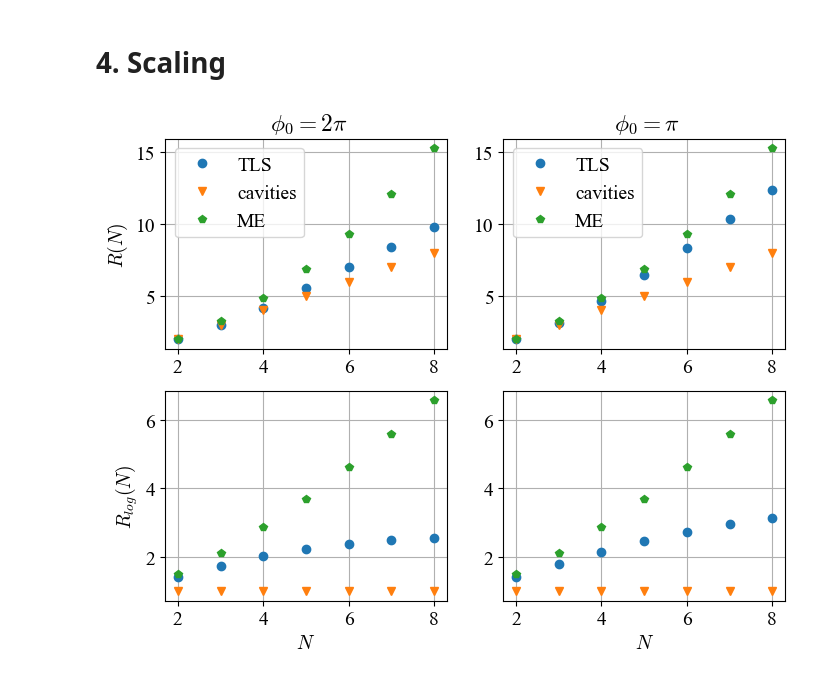
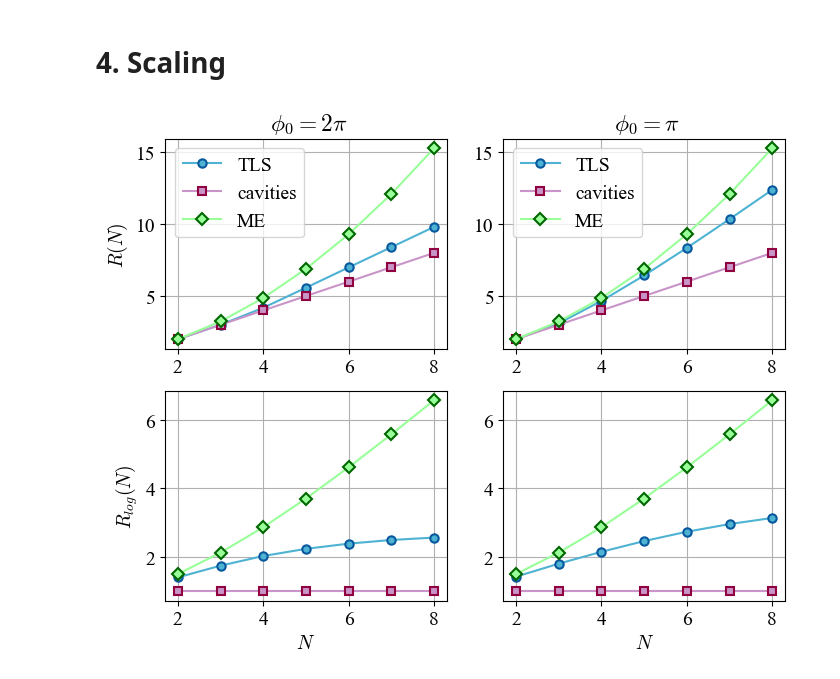
Before and after one commit to Taitoos2/Heisenber_Langevin_Delayed_Equations, a Jupyter notebook: Article_notebook.ipynb, the cells around one changed output. Cells and saved outputs as stored; diff of their text form; code cells hidden in the pictures.

```diff
--- a/Article_notebook.ipynb
+++ b/Article_notebook.ipynb
@@ -482,35 +527,36 @@ data_Me_2p_log = data_ME[:,0,1]
 data_ME_p=data_ME[:,1,0]
 data_Me_p_log = data_ME[:,1,1]
 # %%
+# figure plot
 fig,axs = plt.subplots(2,2, figsize = (8,6))
 
-axs[0,0].plot(N_emitters,R_spins/gamma_0,'o',label='TLS')
-axs[0,0].plot(N_emitters,R_bosons/gamma_0,'v',label='cavities')
-axs[0,0].plot(N_emitters,data_ME_2p/gamma_0,'p',label='ME')
+axs[0,0].plot(N_emitters,R_spins/gamma_0,label='TLS',**format_plot(0,1))
+axs[0,0].plot(N_emitters,R_bosons/gamma_0,label='cavities',**format_plot(1,1))
+axs[0,0].plot(N_emitters,data_ME_2p/gamma_0,label='ME',**format_plot(2,1))
 axs[0,0].legend()
 axs[0,0].set_ylabel(r"$R(N)$")
 axs[0,0].set_title(r" $\phi_{0} = 2 \pi  $ ")
 axs[0,0].grid()
 
-axs[1,0].plot(N_emitters,R_spins_log/gamma_0,'o',label='TLS')
-axs[1,0].plot(N_emitters,R_bosons_log/gamma_0,'v',label ='cavities')
-axs[1,0].plot(N_emitters,data_Me_2p_log/gamma_0,'p',label='ME')
+axs[1,0].plot(N_emitters,R_spins_log/gamma_0,label='TLS',**format_plot(0,1))
+axs[1,0].plot(N_emitters,R_bosons_log/gamma_0,label ='cavities',**format_plot(1,1))
+axs[1,0].plot(N_emitters,data_Me_2p_log/gamma_0,label='ME',**format_plot(2,1))
 axs[1,0].set_ylabel(r"$R_{log}(N)$")
 axs[1,0].set_xlabel(r"$ N $ ")
 axs[1,0].grid()
 
 
-axs[0,1].plot(N_emitters,R_spins_2/gamma_0,'o',label='TLS')
-axs[0,1].plot(N_emitters,R_bosons_2/gamma_0,'v',label='cavities')
-axs[0,1].plot(N_emitters,data_ME_p/gamma_0,'p',label='ME')
+axs[0,1].plot(N_emitters,R_spins_2/gamma_0,label='TLS',**format_plot(0,1))
+axs[0,1].plot(N_emitters,R_bosons_2/gamma_0,label='cavities',**format_plot(1,1))
+axs[0,1].plot(N_emitters,data_ME_p/gamma_0,label='ME',**format_plot(2,1))
 axs[0,1].set_title(r" $\phi_{0} = \pi  $ ")
 axs[0,1].legend()
 axs[0,1].grid()
 
-axs[1,1].plot(N_emitters,R_spins_log_2/gamma_0,'o',label='TLS')
-axs[1,1].plot(N_emitters,R_bosons_log_2/gamma_0,'v',label ='cavities')
-axs[1,1].plot(N_emitters,data_Me_p_log/gamma_0,'p',label='ME')
+axs[1,1].plot(N_emitters,R_spins_log_2/gamma_0,label='TLS',**format_plot(0,1))
+axs[1,1].plot(N_emitters,R_bosons_log_2/gamma_0,label ='cavities',**format_plot(1,1))
+axs[1,1].plot(N_emitters,data_Me_p_log/gamma_0,label='ME',**format_plot(2,1))
 axs[1,1].set_xlabel(r"$ N $ ")
 axs[1,1].grid()
 # %% [output]
-[figure, old version]
+[figure, new version]
```
Also changed, not shown: parts of 21 cells of this notebook, 2 other files.
